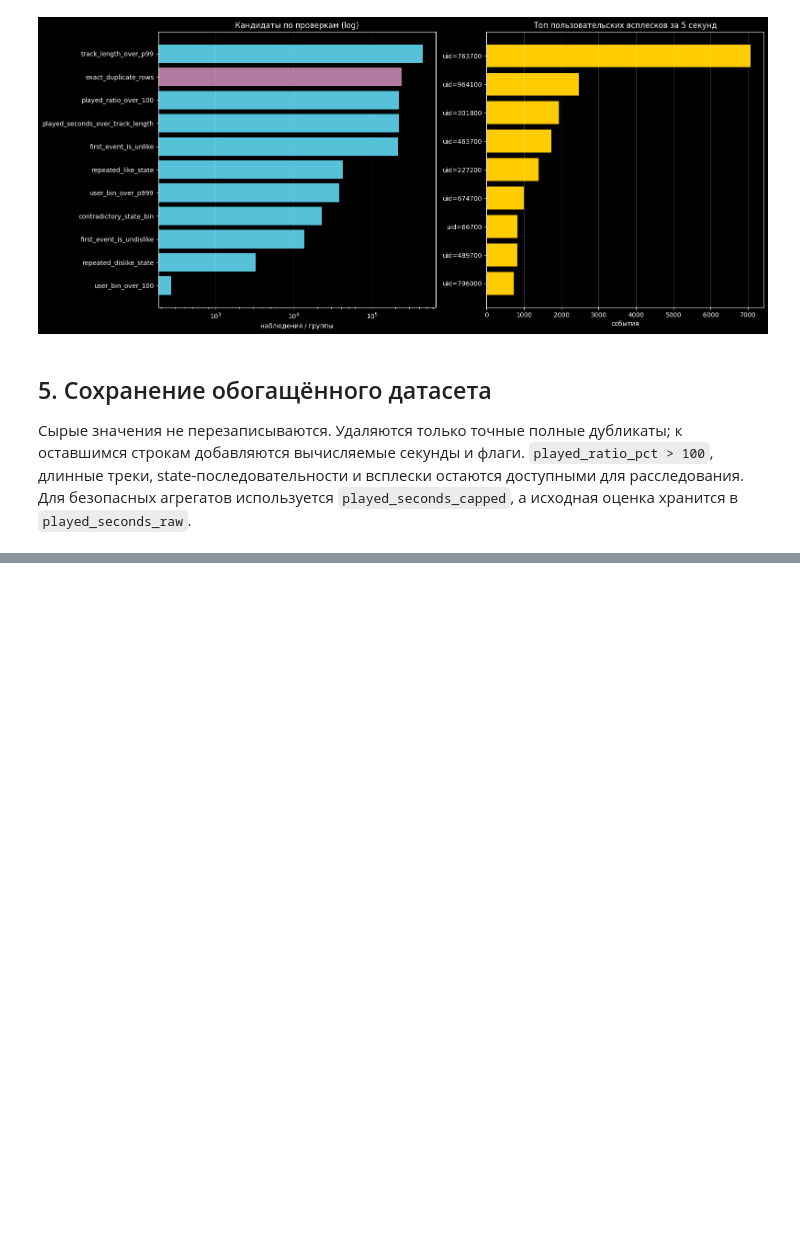
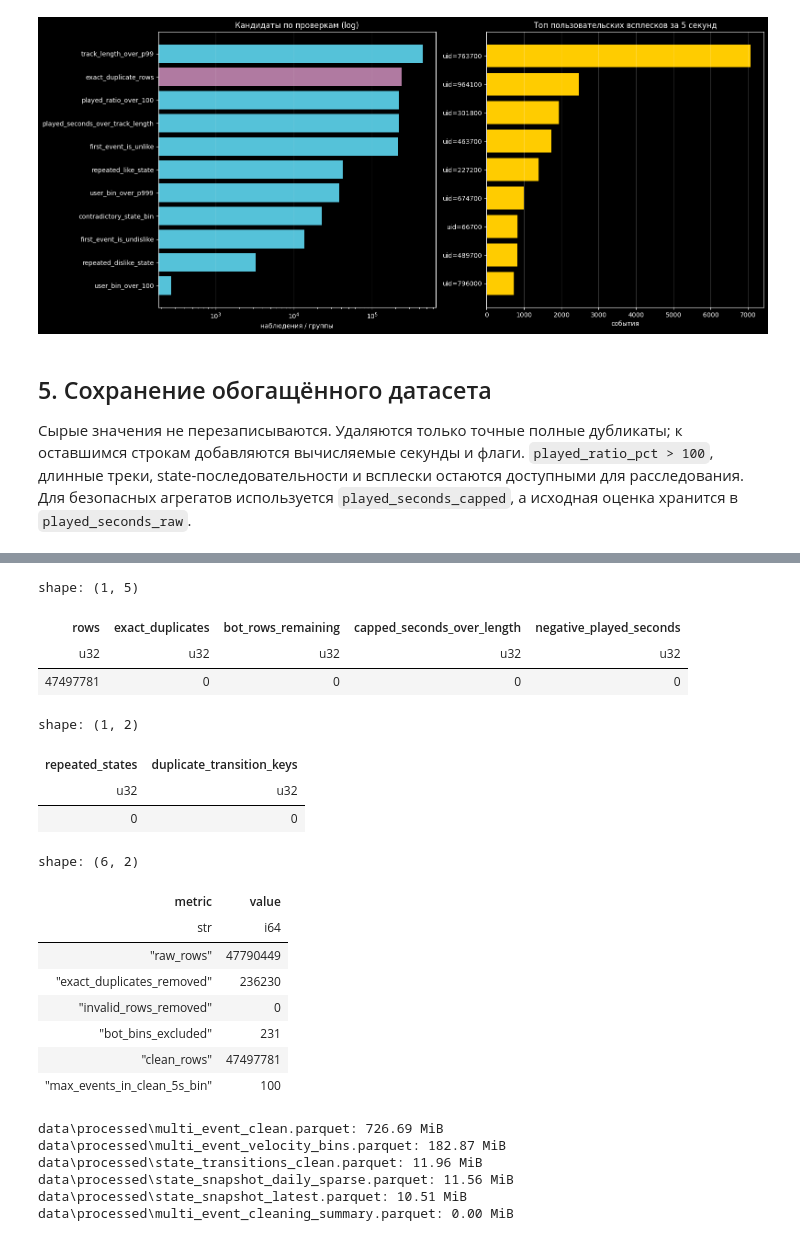
Before and after one commit to prodavec-svg/YM_analysis, a Jupyter notebook: main.ipynb, the cells around one changed output, grey strips where cells are left out. Saved outputs shown, nothing was run; the diff lists cells and outputs as text; code cells hidden in the pictures; blank space fills up the shorter version.

Commit message:
Upated main: cleaned up and improved performance

```diff
--- a/main.ipynb
+++ b/main.ipynb
@@ -614 +825,65 @@ data\processed\multi_event_anomaly_summary.parquet: 0.00 MiB
+# %%
+clean_scan_lf = pl.scan_parquet(CLEAN_PATH)
+clean_validation = clean_scan_lf.select(
+    pl.len().alias("rows"),
+    (pl.len() - pl.struct(EXPECTED_COLUMNS).n_unique()).alias("exact_duplicates"),
+    pl.col("is_bot_session").sum().alias("bot_rows_remaining"),
+    (pl.col("played_seconds_capped") > pl.col("track_length_seconds")).sum().alias("capped_seconds_over_length"),
+    (pl.col("played_seconds_raw") < 0).sum().alias("negative_played_seconds"),
+).collect(engine="streaming")
+max_clean_bin = (
+    clean_scan_lf.group_by(["uid", "timestamp"]).agg(pl.len().alias("events"))
+    .select(pl.col("events").max()).collect(engine="streaming").item()
+)
+transition_validation = (
+    pl.scan_parquet(STATE_TRANSITIONS_PATH).sort([*state_keys, "state_timestamp"])
+    .with_columns(pl.col("state_value").shift(1).over(state_keys).alias("previous_state"))
+    .select(
+        (pl.col("state_value") == pl.col("previous_state")).sum().alias("repeated_states"),
+        pl.struct([*state_keys, "state_timestamp"]).is_duplicated().sum().alias("duplicate_transition_keys"),
+    ).collect(engine="streaming")
+)
+summary = pl.DataFrame({
+    "metric": ["raw_rows", "exact_duplicates_removed", "invalid_rows_removed", "bot_bins_excluded", "clean_rows", "max_events_in_clean_5s_bin"],
+    "value": [quality["rows"], quality["exact_duplicate_rows"], sum(quality[name] for name in ["missing_core_fields", "invalid_is_organic", "invalid_event_type", "structural_playback_mismatch", "negative_played_ratio", "negative_track_length", "nonpositive_track_length", "track_length_over_4h"]), velocity_profile[0, "excluded_bot_bins"], clean_validation[0, "rows"], max_clean_bin],
+})
+summary.write_parquet(CLEANING_SUMMARY_PATH, compression="zstd")
+display(clean_validation)
+display(transition_validation)
+display(summary)
+
+assert clean_validation[0, "exact_duplicates"] == 0
+assert clean_validation[0, "bot_rows_remaining"] == 0
+assert clean_validation[0, "capped_seconds_over_length"] == 0
+assert clean_validation[0, "negative_played_seconds"] == 0
+assert max_clean_bin <= BOT_BIN_THRESHOLD
+assert transition_validation[0, "repeated_states"] == 0
+assert transition_validation[0, "duplicate_transition_keys"] == 0
+
+for path in [CLEAN_PATH, VELOCITY_BINS_PATH, STATE_TRANSITIONS_PATH, STATE_DAILY_PATH, STATE_LATEST_PATH, CLEANING_SUMMARY_PATH]:
+    print(f"{path.relative_to(PROJECT_DIR)}: {path.stat().st_size / 1024**2:.2f} MiB")
+# %% [output]
+shape: (1, 5)
+| rows | exact_duplicates | bot_rows_remaining | capped_seconds_over_length | negative_played_seconds |
+| u32 | u32 | u32 | u32 | u32 |
+| 47497781 | 0 | 0 | 0 | 0 |
+shape: (1, 2)
+| repeated_states | duplicate_transition_keys |
+| u32 | u32 |
+| 0 | 0 |
+shape: (6, 2)
+| metric | value |
+| str | i64 |
+| "raw_rows" | 47790449 |
+| "exact_duplicates_removed" | 236230 |
+| "invalid_rows_removed" | 0 |
+| "bot_bins_excluded" | 231 |
+| "clean_rows" | 47497781 |
+| "max_events_in_clean_5s_bin" | 100 |
+data\processed\multi_event_clean.parquet: 726.69 MiB
+data\processed\multi_event_velocity_bins.parquet: 182.87 MiB
+data\processed\state_transitions_clean.parquet: 11.96 MiB
+data\processed\state_snapshot_daily_sparse.parquet: 11.56 MiB
+data\processed\state_snapshot_latest.parquet: 10.51 MiB
+data\processed\multi_event_cleaning_summary.parquet: 0.00 MiB
 # %% [markdown]
```
Also changed, not shown: parts of 10 cells of this notebook.
